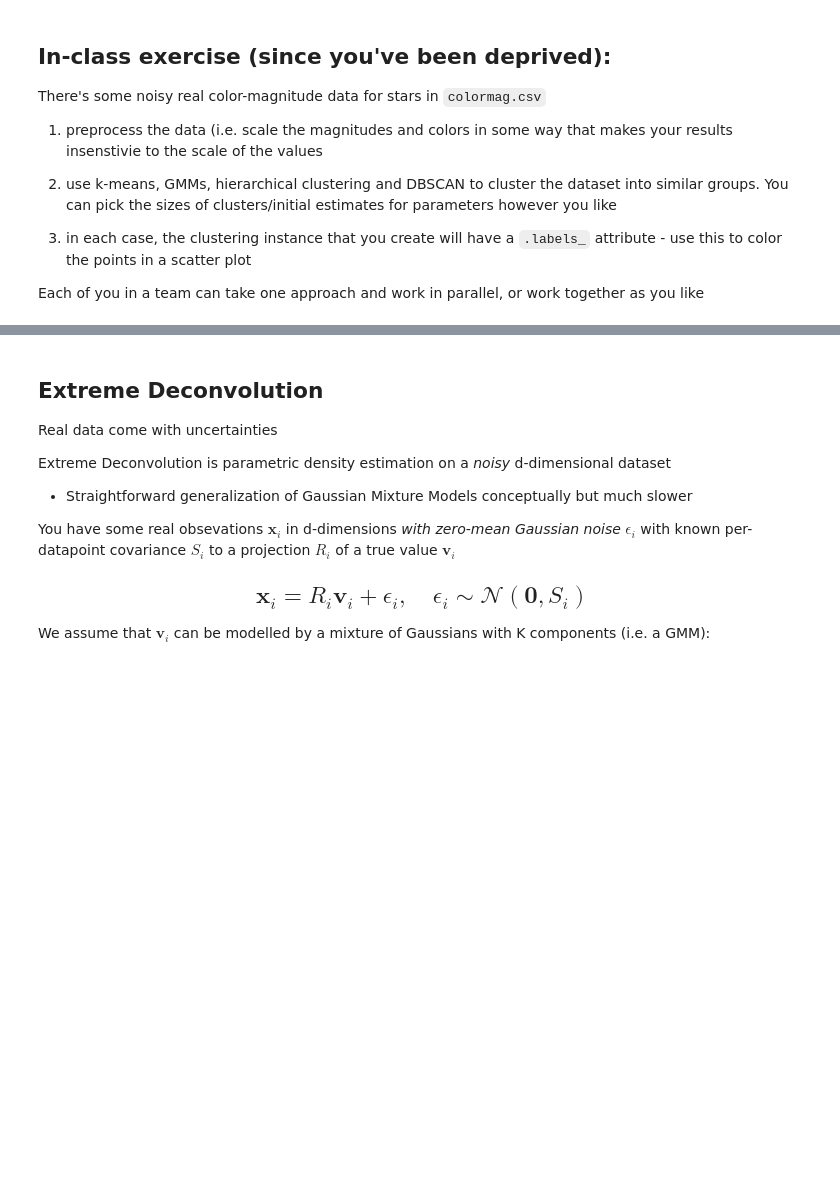
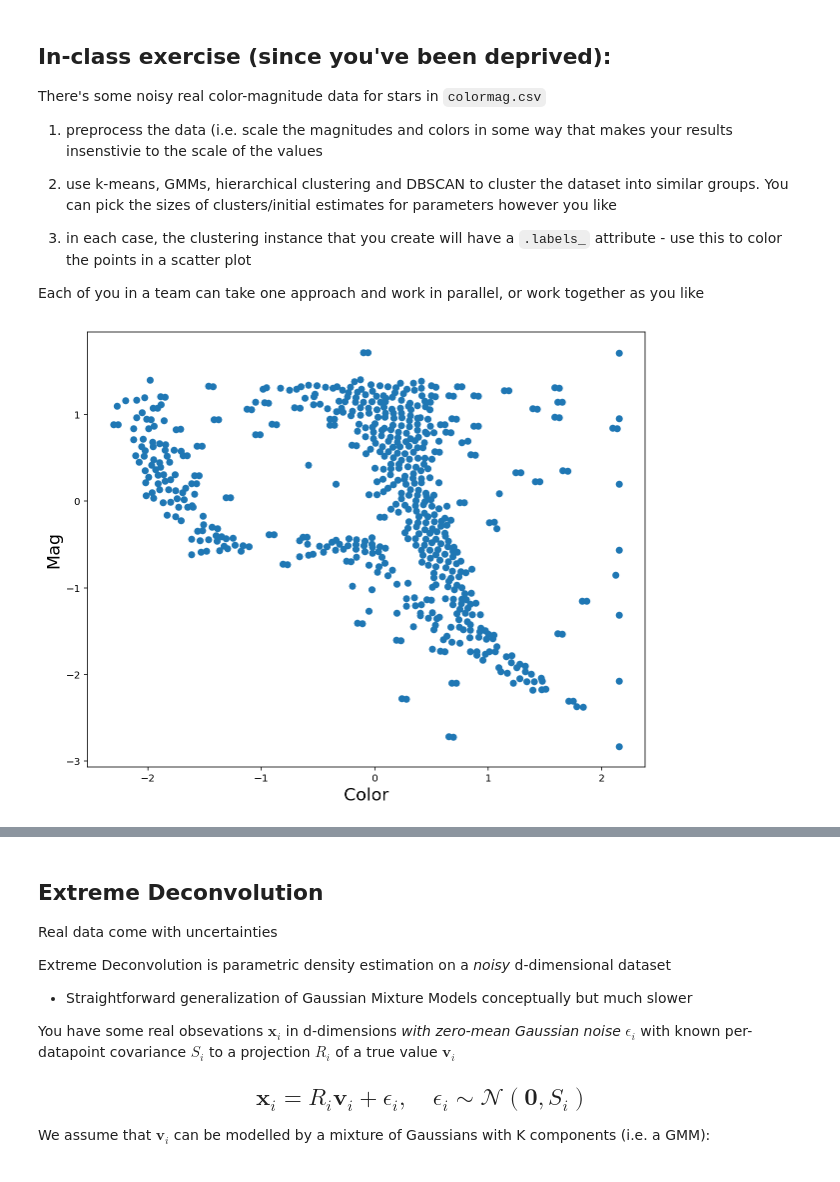
Before and after one commit to gnarayan/ast596_2020_Spring, a Jupyter notebook: lecture/13/week13_p2.ipynb, the cells around one changed output, grey strips where cells are left out. Saved outputs shown, nothing was run; the diff lists cells and outputs as text; code cells hidden in the pictures; blank space fills up the shorter version.

Commit message:
Add solution to inclass exercises

```diff
--- a/lecture/13/week13_p2.ipynb
+++ b/lecture/13/week13_p2.ipynb
@@ -107,0 +106,16 @@ Each of you in a team can take one approach and work in parallel, or work togeth
+# %%
+## YOUR SOLUTION HERE
+
+import pandas as pd
+X = pd.read_csv('colormag.csv', names=['color', 'mag'])
+# %%
+import sklearn
+from sklearn.preprocessing import StandardScaler
+z = StandardScaler()
+Xt = z.fit_transform(X)
+scatter(Xt[:,0], Xt[:,1])
+ax = plt.gca()
+ax.set_xlabel('Color', fontsize='xx-large')
+ax.set_ylabel('Mag', fontsize='xx-large');
+# %% [output]
+[figure, added]
```
Also changed, not shown: parts of 8 cells of this notebook.
